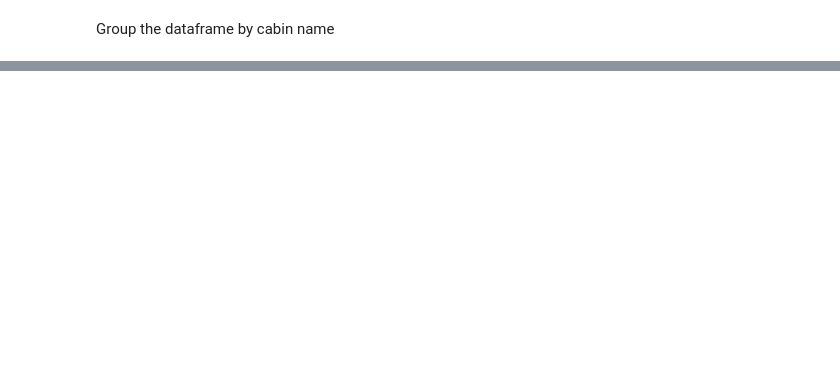
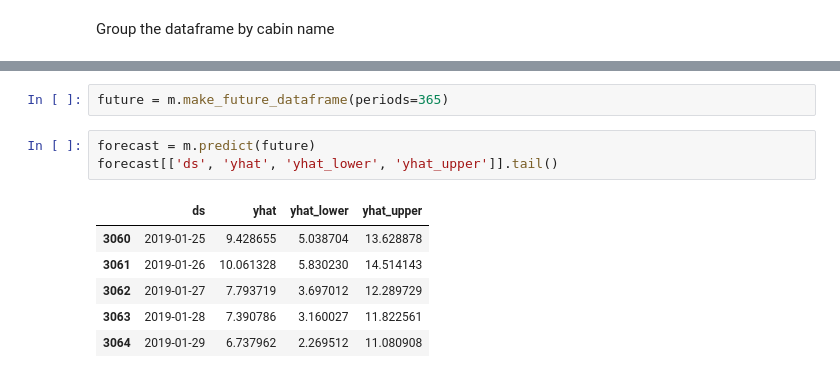
Before and after one commit to NTNUIKoiene/koieprofet, a Jupyter notebook: Notebook.ipynb, the cells around one changed output, grey strips where cells are left out. Drawn from its saved outputs; the diff is of its cells as text; blank space fills up the shorter version.

```diff
--- a/Notebook.ipynb
+++ b/Notebook.ipynb
@@ -33,0 +82,12 @@ gdf
+# %%
+future = m.make_future_dataframe(periods=365)
+# %%
+forecast = m.predict(future)
+forecast[['ds', 'yhat', 'yhat_lower', 'yhat_upper']].tail()
+# %% [output]
+|  | ds | yhat | yhat_lower | yhat_upper |
+| 3060 | 2019-01-25 | 9.428655 | 5.038704 | 13.628878 |
+| 3061 | 2019-01-26 | 10.061328 | 5.830230 | 14.514143 |
+| 3062 | 2019-01-27 | 7.793719 | 3.697012 | 12.289729 |
+| 3063 | 2019-01-28 | 7.390786 | 3.160027 | 11.822561 |
+| 3064 | 2019-01-29 | 6.737962 | 2.269512 | 11.080908 |
```
Also changed, not shown: parts of 11 cells of this notebook.
